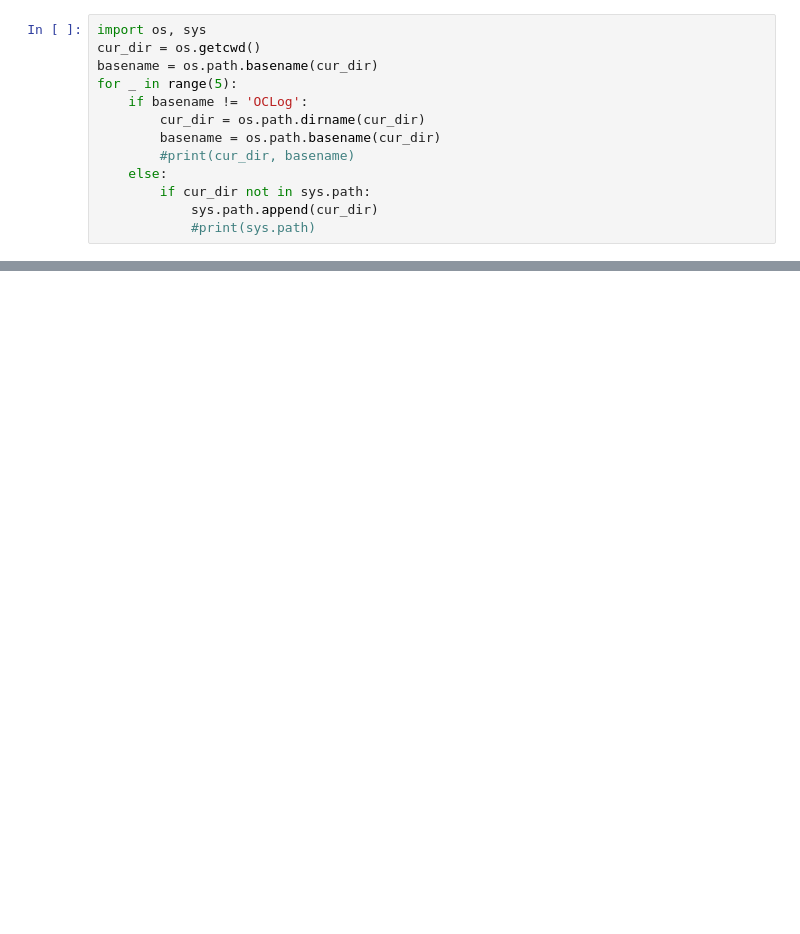
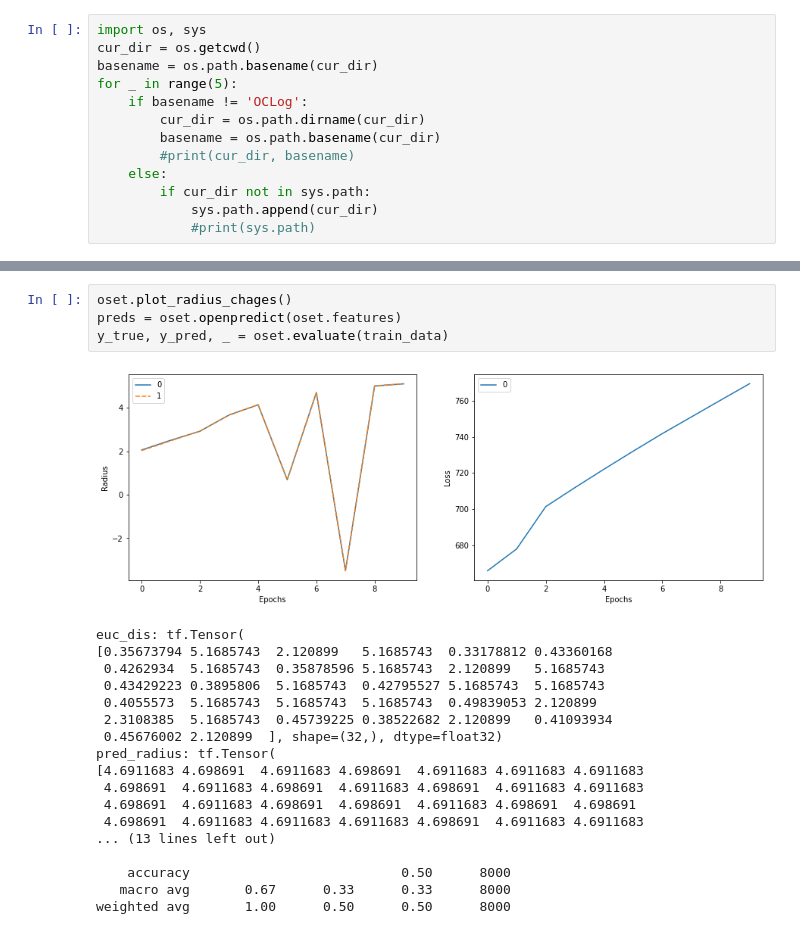
Before and after one commit to BhujayKumarBhatta/OCLog, a Jupyter notebook: oclog/openset/notebooks/E18.ipynb, the cells around one changed output, grey strips where cells are left out. Drawn from its saved outputs; the diff is of its cells as text; blank space fills up the shorter version.

```diff
--- a/oclog/openset/notebooks/E18.ipynb
+++ b/oclog/openset/notebooks/E18.ipynb
@@ -92,0 +99,23 @@ epoch: 9/50, train_loss: 21.042266845703125, eval_score: 0.44153295725822256
+# %%
+oset.plot_radius_chages()
+preds = oset.openpredict(oset.features)
+y_true, y_pred, _ = oset.evaluate(train_data)
+# %% [output]
+[figure, added]
+euc_dis: tf.Tensor(
+[0.35673794 5.1685743  2.120899   5.1685743  0.33178812 0.43360168
+ 0.4262934  5.1685743  0.35878596 5.1685743  2.120899   5.1685743
+ 0.43429223 0.3895806  5.1685743  0.42795527 5.1685743  5.1685743
+ 0.4055573  5.1685743  5.1685743  5.1685743  0.49839053 2.120899
+ 2.3108385  5.1685743  0.45739225 0.38522682 2.120899   0.41093934
+ 0.45676002 2.120899  ], shape=(32,), dtype=float32)
+pred_radius: tf.Tensor(
+[4.6911683 4.698691  4.6911683 4.698691  4.6911683 4.6911683 4.6911683
+ 4.698691  4.6911683 4.698691  4.6911683 4.698691  4.6911683 4.6911683
+ 4.698691  4.6911683 4.698691  4.698691  4.6911683 4.698691  4.698691
+ 4.698691  4.6911683 4.6911683 4.6911683 4.698691  4.6911683 4.6911683
+... (13 lines left out)
+
+    accuracy                           0.50      8000
+   macro avg       0.67      0.33      0.33      8000
+weighted avg       1.00      0.50      0.50      8000
```
Also changed, not shown: parts of 20 cells of this notebook, 4 other files.
